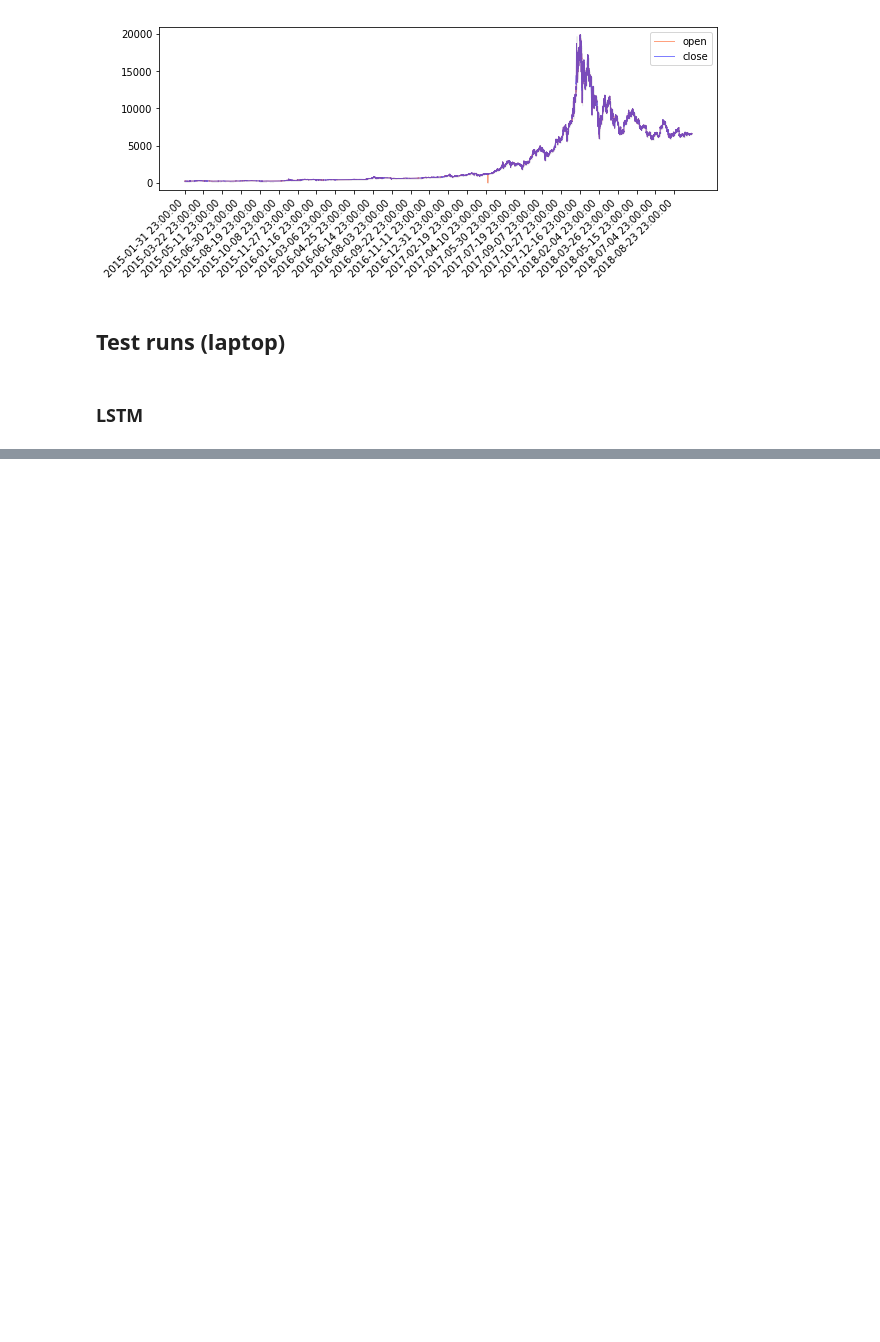
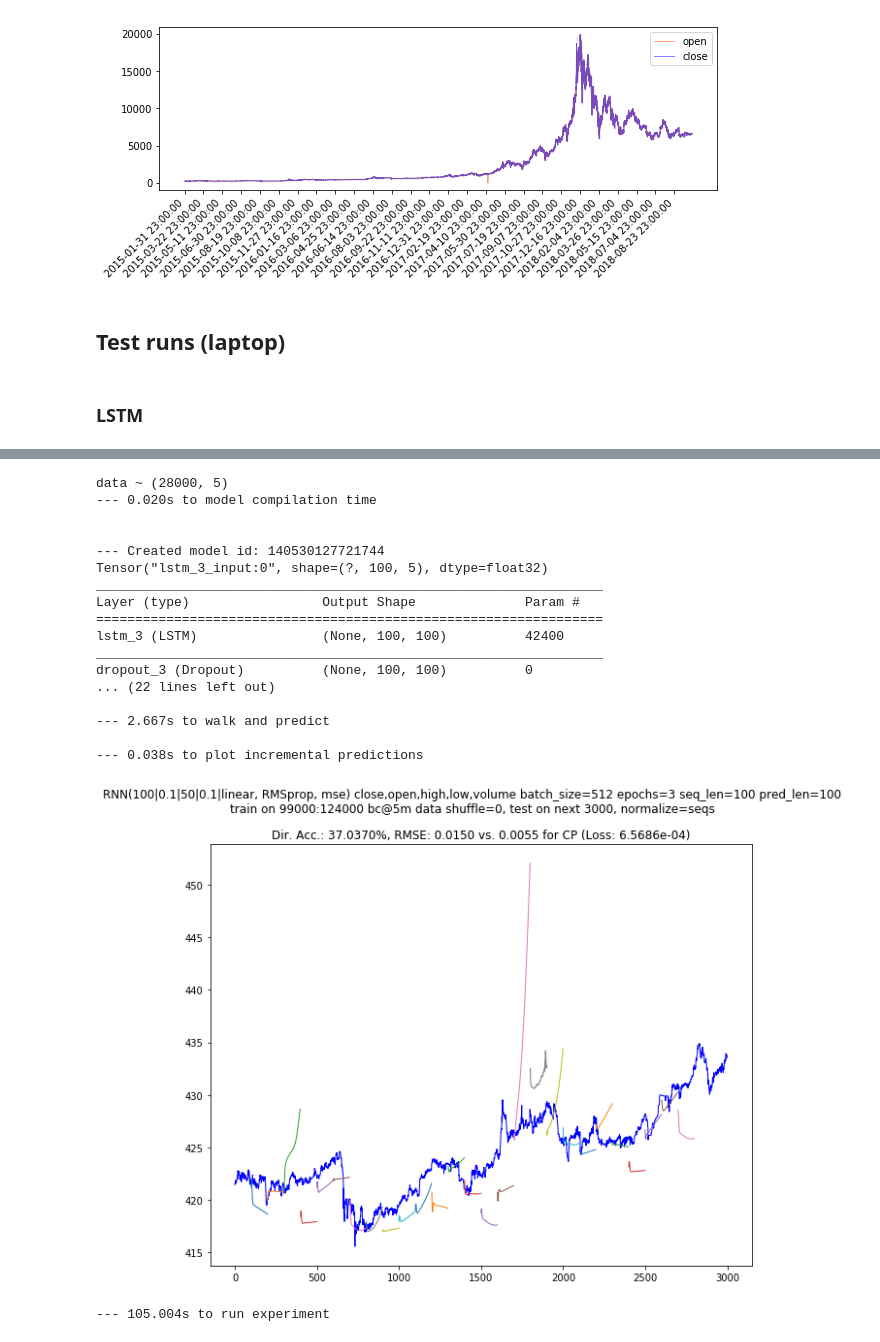
Before and after one commit to NeuronQ/udacity-capstone, a Jupyter notebook: btc-5min-ohlc-experiment-runs.ipynb, the cells around one changed output, grey strips where cells are left out. Drawn from its saved outputs; the diff is of its cells as text; code cells hidden in the pictures; blank space fills up the shorter version.

```diff
--- a/btc-5min-ohlc-experiment-runs.ipynb
+++ b/btc-5min-ohlc-experiment-runs.ipynb
@@ -127,32 +147,52 @@ with timing('run experiment'):
 # %%
 with timing('run experiment'):
     run_walk_forward_validation_rnn(
         # data to extract:
         data5m,
         features=['close', 'open', 'high', 'low', 'volume'],
-        from_i=100000,
+        from_i=99000,
         train_sz=25000,
         test_sz=3000,
         # data processing:
         normalize='seqs',  # 'seqs' | 'data'
         detrend=False,
         # model and prediction arrangement:
         seq_len=100,
         pred_len=100,
-        model_maker=LRModel,
+        model_maker=make_rnn_model_constructor([100, 0.1, 50, 0.1]),
         # training:
-        epochs=None,
-        batch_size=None,
+        epochs=3,
+        batch_size=512,
         shuffle=False,
         # experiment setup:
         times=1,
         skip=True,
         fix_all_rngs_to=False,
         fix_rngs_before_each=False,
         # plotting:
         fig_size=(10, 8),
         fast=True,
     )
+# %% [output]
+data ~ (28000, 5)
+--- 0.020s to model compilation time
+
+
+--- Created model id: 140530127721744
+Tensor("lstm_3_input:0", shape=(?, 100, 5), dtype=float32)
+_________________________________________________________________
+Layer (type)                 Output Shape              Param #
+=================================================================
+lstm_3 (LSTM)                (None, 100, 100)          42400
+_________________________________________________________________
+dropout_3 (Dropout)          (None, 100, 100)          0
+... (22 lines left out)
+
+--- 2.667s to walk and predict
+
+--- 0.038s to plot incremental predictions
+[figure, added]
+--- 105.004s to run experiment
 # %%
 with timing('run experiment'):
     run_walk_forward_validation_rnn(
```
Also changed, not shown: parts of 8 cells of this notebook, 4 other files.
